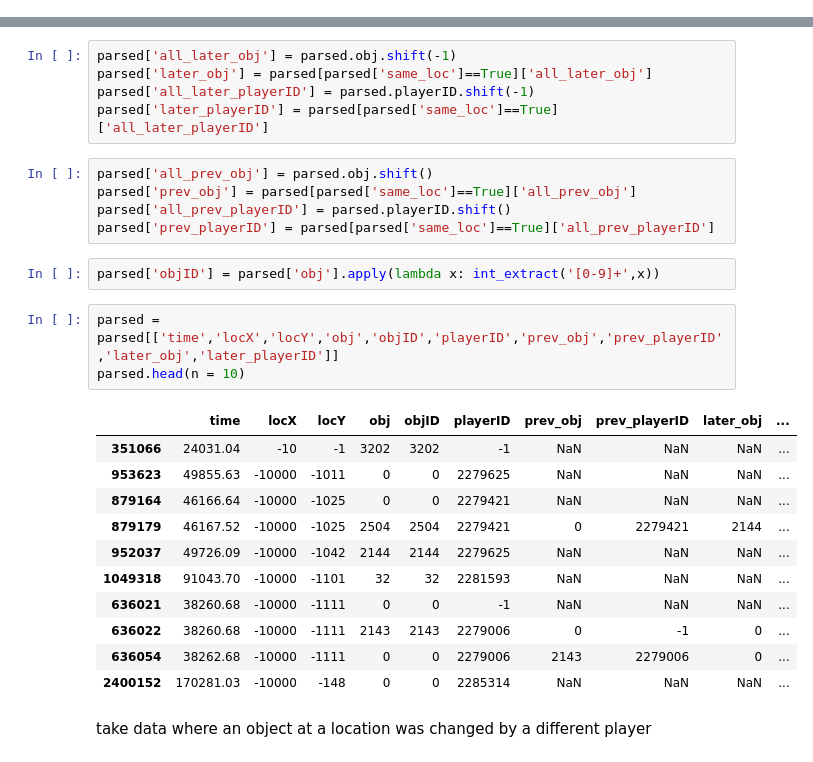
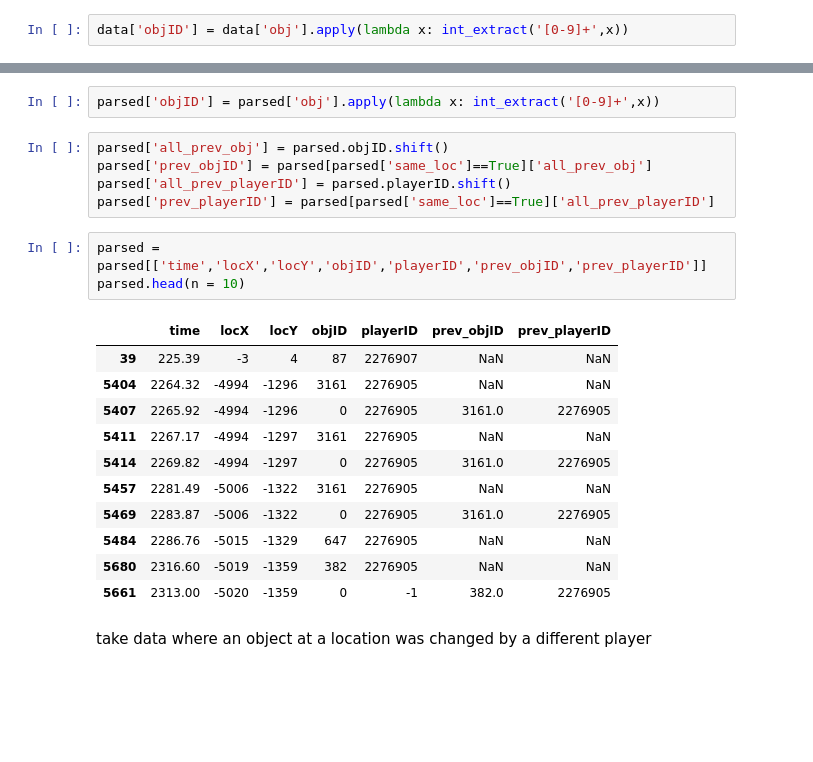
Before and after one commit to nataliavelez/OneHourOneLife, a Jupyter notebook: 2_demographics/2_9_identify_individual_innovations.ipynb, the cells around one changed output, grey strips where cells are left out. Drawn from its saved outputs; the diff is of its cells as text; blank space fills up the shorter version.

```diff
--- a/2_demographics/2_9_identify_individual_innovations.ipynb
+++ b/2_demographics/2_9_identify_individual_innovations.ipynb
@@ -246,0 +248,2 @@ expertise.head()
+# %%
+data['objID'] = data['obj'].apply(lambda x: int_extract('[0-9]+',x))
@@ -262,33 +392,28 @@ parsed.head()
 tag previous player and object at this location
 # %%
 parsed['same_loc'] = parsed.locY.eq(parsed.locY.shift())
-# %%
-parsed['all_later_obj'] = parsed.obj.shift(-1)
-parsed['later_obj'] = parsed[parsed['same_loc']==True]['all_later_obj']
-parsed['all_later_playerID'] = parsed.playerID.shift(-1)
-parsed['later_playerID'] = parsed[parsed['same_loc']==True]['all_later_playerID']
-# %%
-parsed['all_prev_obj'] = parsed.obj.shift()
-parsed['prev_obj'] = parsed[parsed['same_loc']==True]['all_prev_obj']
-parsed['all_prev_playerID'] = parsed.playerID.shift()
-parsed['prev_playerID'] = parsed[parsed['same_loc']==True]['all_prev_playerID']
 # %%
 parsed['objID'] = parsed['obj'].apply(lambda x: int_extract('[0-9]+',x))
+# %%
+parsed['all_prev_obj'] = parsed.objID.shift()
+parsed['prev_objID'] = parsed[parsed['same_loc']==True]['all_prev_obj']
+parsed['all_prev_playerID'] = parsed.playerID.shift()
+parsed['prev_playerID'] = parsed[parsed['same_loc']==True]['all_prev_playerID']
 # %%
-parsed = parsed[['time','locX','locY','obj','objID','playerID','prev_obj','prev_playerID','later_obj','later_playerID']]
+parsed = parsed[['time','locX','locY','objID','playerID','prev_objID','prev_playerID']]
 parsed.head(n = 10)
 # %% [output]
-|  | time | locX | locY | obj | objID | playerID | prev_obj | prev_playerID | later_obj | ... |
-| 351066 | 24031.04 | -10 | -1 | 3202 | 3202 | -1 | NaN | NaN | NaN | ... |
-| 953623 | 49855.63 | -10000 | -1011 | 0 | 0 | 2279625 | NaN | NaN | NaN | ... |
-| 879164 | 46166.64 | -10000 | -1025 | 0 | 0 | 2279421 | NaN | NaN | NaN | ... |
-| 879179 | 46167.52 | -10000 | -1025 | 2504 | 2504 | 2279421 | 0 | 2279421 | 2144 | ... |
-| 952037 | 49726.09 | -10000 | -1042 | 2144 | 2144 | 2279625 | NaN | NaN | NaN | ... |
-| 1049318 | 91043.70 | -10000 | -1101 | 32 | 32 | 2281593 | NaN | NaN | NaN | ... |
-| 636021 | 38260.68 | -10000 | -1111 | 0 | 0 | -1 | NaN | NaN | NaN | ... |
-| 636022 | 38260.68 | -10000 | -1111 | 2143 | 2143 | 2279006 | 0 | -1 | 0 | ... |
-| 636054 | 38262.68 | -10000 | -1111 | 0 | 0 | 2279006 | 2143 | 2279006 | 0 | ... |
-| 2400152 | 170281.03 | -10000 | -148 | 0 | 0 | 2285314 | NaN | NaN | NaN | ... |
+|  | time | locX | locY | objID | playerID | prev_objID | prev_playerID |
+| 39 | 225.39 | -3 | 4 | 87 | 2276907 | NaN | NaN |
+| 5404 | 2264.32 | -4994 | -1296 | 3161 | 2276905 | NaN | NaN |
+| 5407 | 2265.92 | -4994 | -1296 | 0 | 2276905 | 3161.0 | 2276905 |
+| 5411 | 2267.17 | -4994 | -1297 | 3161 | 2276905 | NaN | NaN |
+| 5414 | 2269.82 | -4994 | -1297 | 0 | 2276905 | 3161.0 | 2276905 |
+| 5457 | 2281.49 | -5006 | -1322 | 3161 | 2276905 | NaN | NaN |
+| 5469 | 2283.87 | -5006 | -1322 | 0 | 2276905 | 3161.0 | 2276905 |
+| 5484 | 2286.76 | -5015 | -1329 | 647 | 2276905 | NaN | NaN |
+| 5680 | 2316.60 | -5019 | -1359 | 382 | 2276905 | NaN | NaN |
+| 5661 | 2313.00 | -5020 | -1359 | 0 | -1 | 382.0 | 2276905 |
 # %% [markdown]
 take data where an object at a location was changed by a different player
 # %%
```
Also changed, not shown: parts of 17 cells of this notebook.
